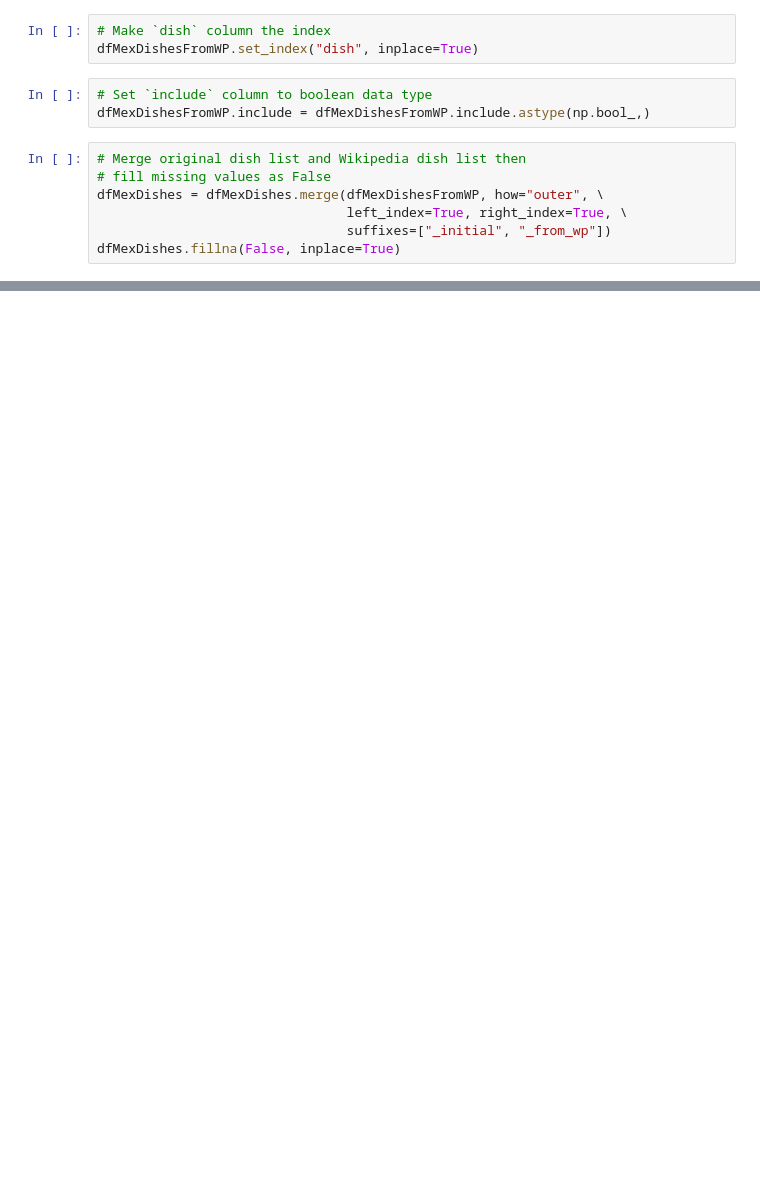
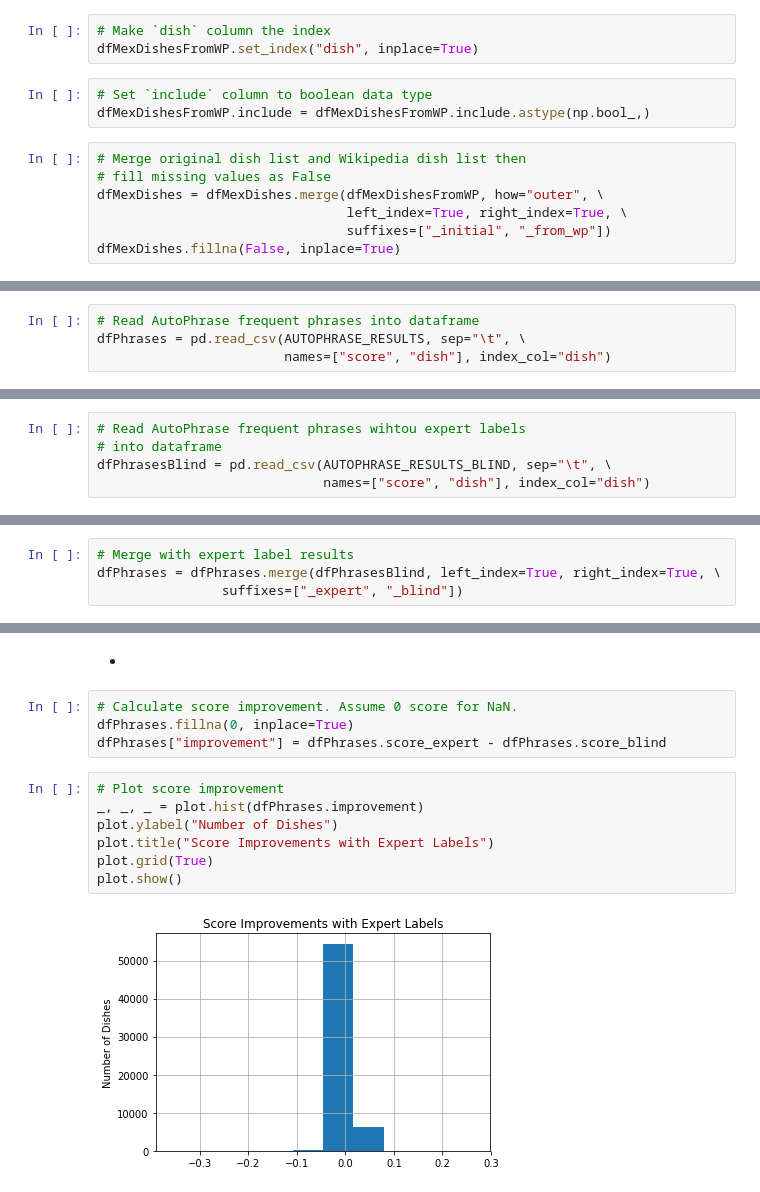
Before and after one commit to l0neJT/uoi-coursera-data-mining, a Jupyter notebook: capstone/task03-mine-popular-dishes.ipynb, the cells around one changed output, grey strips where cells are left out. Saved outputs shown, nothing was run; the diff lists cells and outputs as text; blank space fills up the shorter version.

```diff
--- a/capstone/task03-mine-popular-dishes.ipynb
+++ b/capstone/task03-mine-popular-dishes.ipynb
@@ -571,0 +324,4 @@ Zooming in shows the value of clustering. Cuisines with strong similarities in t
+# %%
+# Read AutoPhrase frequent phrases into dataframe
+dfPhrases = pd.read_csv(AUTOPHRASE_RESULTS, sep="\t", \
+                        names=["score", "dish"], index_col="dish")
@@ -571,0 +404,5 @@ Zooming in shows the value of clustering. Cuisines with strong similarities in t
+# %%
+# Read AutoPhrase frequent phrases wihtou expert labels
+# into dataframe
+dfPhrasesBlind = pd.read_csv(AUTOPHRASE_RESULTS_BLIND, sep="\t", \
+                             names=["score", "dish"], index_col="dish")
@@ -571,0 +419,4 @@ Zooming in shows the value of clustering. Cuisines with strong similarities in t
+# %%
+# Merge with expert label results
+dfPhrases = dfPhrases.merge(dfPhrasesBlind, left_index=True, right_index=True, \
+                suffixes=["_expert", "_blind"])
@@ -571,0 +466,15 @@ Zooming in shows the value of clustering. Cuisines with strong similarities in t
+# %% [markdown]
+*
+# %%
+# Calculate score improvement. Assume 0 score for NaN.
+dfPhrases.fillna(0, inplace=True)
+dfPhrases["improvement"] = dfPhrases.score_expert - dfPhrases.score_blind
+# %%
+# Plot score improvement
+_, _, _ = plot.hist(dfPhrases.improvement)
+plot.ylabel("Number of Dishes")
+plot.title("Score Improvements with Expert Labels")
+plot.grid(True)
+plot.show()
+# %% [output]
+[figure, added]
```
Also changed, not shown: parts of 112 cells of this notebook, 1 other file.
